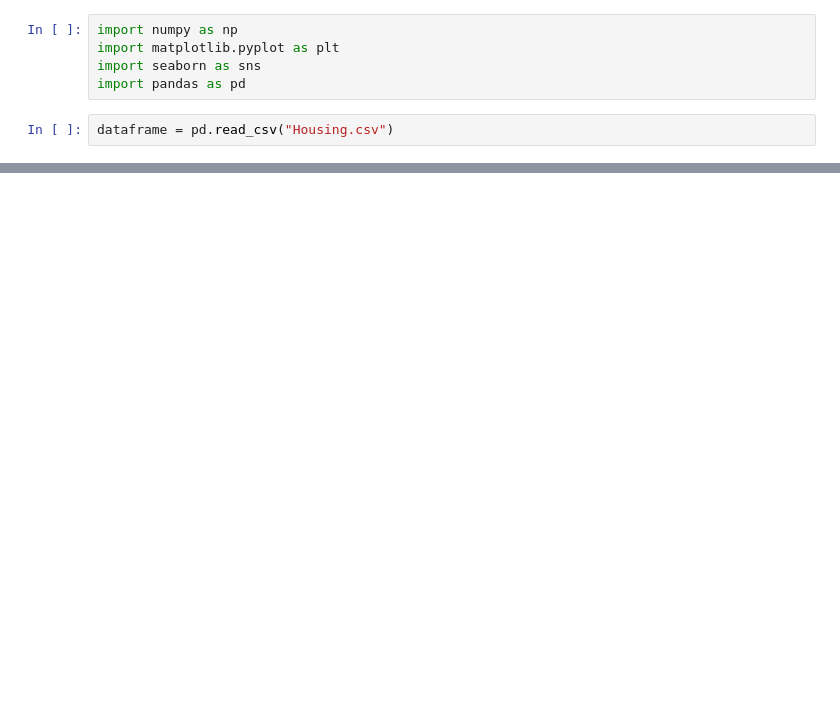
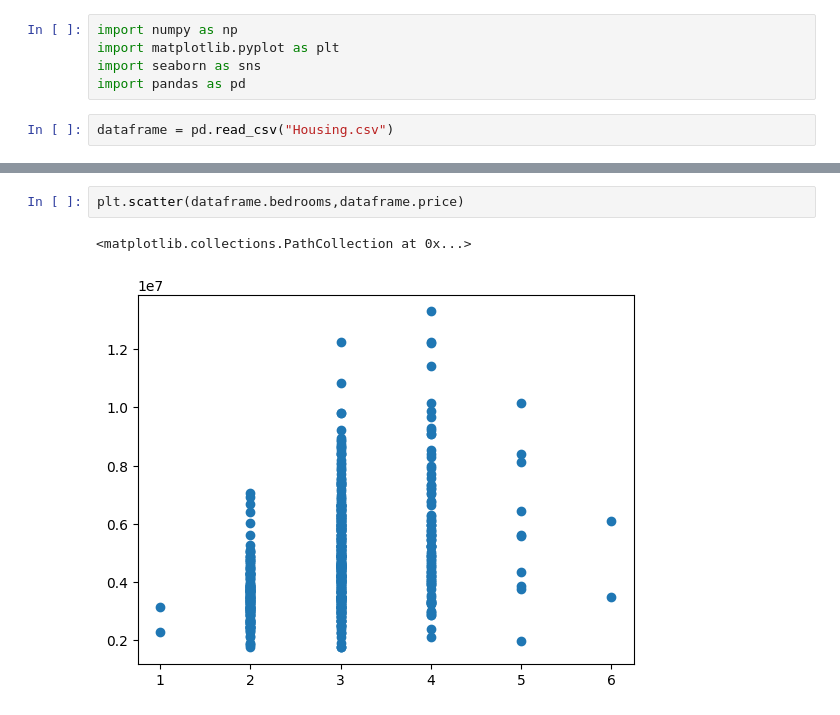
Before and after one commit to Karthic0/data-science-projects, a Jupyter notebook: house price/data science.ipynb, the cells around one changed output, grey strips where cells are left out. Drawn from its saved outputs; the diff is of its cells as text; blank space fills up the shorter version.

```diff
--- a/house price/data science.ipynb
+++ b/house price/data science.ipynb
@@ -13,0 +50,5 @@ dataframe.head(2)
+# %%
+plt.scatter(dataframe.bedrooms,dataframe.price)
+# %% [output]
+<matplotlib.collections.PathCollection at 0x...>
+[figure, added]
```
Also changed, not shown: parts of 8 cells of this notebook.
